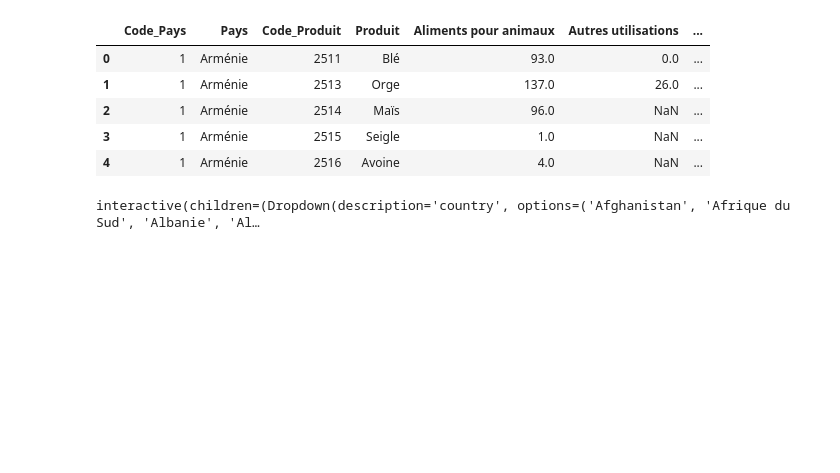
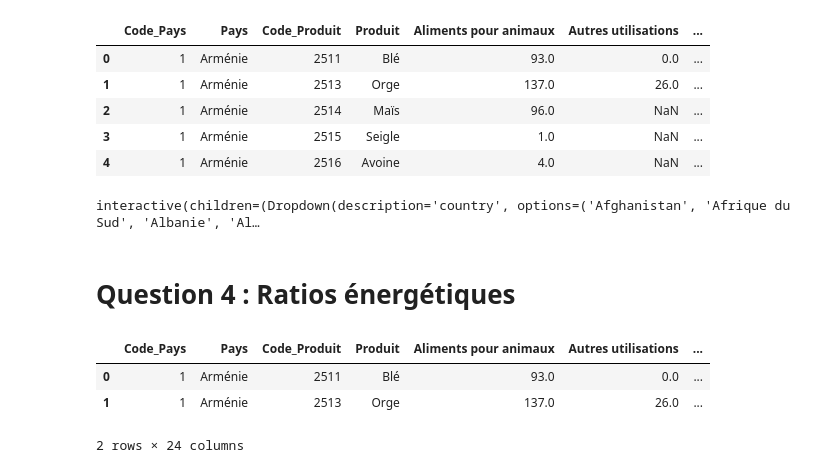
Before and after one commit to Lorenzo1208/Brief_fao, a Jupyter notebook: FAO.ipynb, the cells around one changed output. Cells and saved outputs as stored; diff of their text form; code cells hidden in the pictures; blank space fills up the shorter version.

```diff
--- a/FAO.ipynb
+++ b/FAO.ipynb
@@ -280,3 +280,15 @@ def show_per_country(country=countries, product=products):
     return animals_vegetal_concat.loc[(animals_vegetal_concat['Pays'] == country) & (animals_vegetal_concat['Produit'] == product)]
 # %% [output]
 interactive(children=(Dropdown(description='country', options=('Afghanistan', 'Afrique du Sud', 'Albanie', 'Al…
+# %% [markdown]
+# Question 4 : Ratios énergétiques
+# %%
+animals_vegetal_concat["food_supply_kg"] = animals_vegetal_concat["Food"] * 100000
+mask = animals_vegetal_concat["food_supply_kg"] != 0
+animals_vegetal_concat.loc[mask, 'ratio_kcal/kg'] = animals_vegetal_concat.loc[mask, "food_supply_kcal"] / animals_vegetal_concat.loc[mask, "food_supply_kg"]
+animals_vegetal_concat.head(2)
+# %% [output]
+|  | Code_Pays | Pays | Code_Produit | Produit | Aliments pour animaux | Autres utilisations | ... |
+| 0 | 1 | Arménie | 2511 | Blé | 93.0 | 0.0 | ... |
+| 1 | 1 | Arménie | 2513 | Orge | 137.0 | 26.0 | ... |
+2 rows × 24 columns
```
